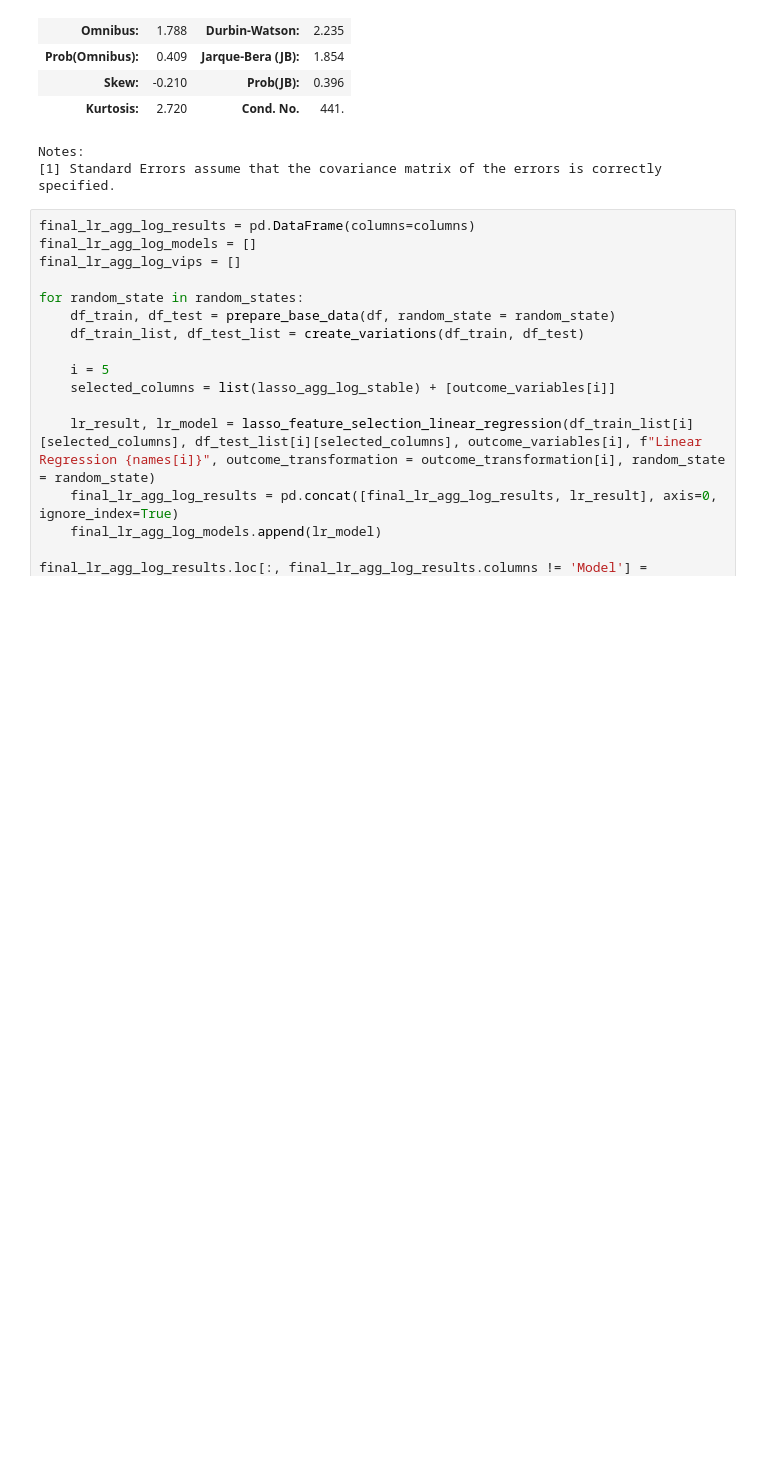
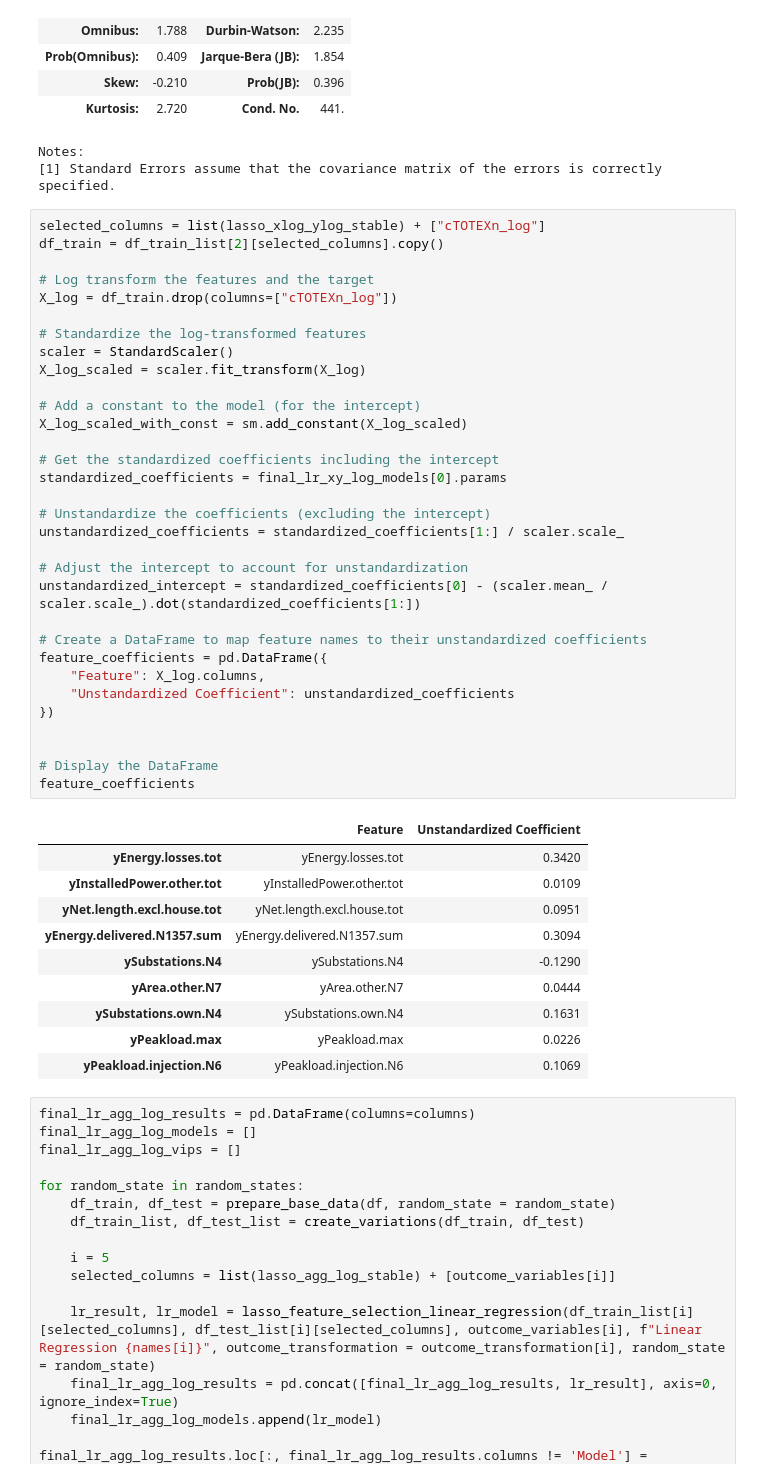
Before and after one commit to ducanhnguyen99/BNetzA, a Jupyter notebook: Modelling/Models_Evaluation.ipynb, the cells around one changed output. Drawn from its saved outputs; the diff is of its cells as text; blank space fills up the shorter version.

```diff
--- a/Modelling/Models_Evaluation.ipynb
+++ b/Modelling/Models_Evaluation.ipynb
@@ -632,6 +695,49 @@ OLS Regression Results
 | Kurtosis: | 2.720 | Cond. No. | 441. |
 Notes:
 [1] Standard Errors assume that the covariance matrix of the errors is correctly specified.
+# %%
+selected_columns = list(lasso_xlog_ylog_stable) + ["cTOTEXn_log"]
+df_train = df_train_list[2][selected_columns].copy()
+
+# Log transform the features and the target
+X_log = df_train.drop(columns=["cTOTEXn_log"])
+
+# Standardize the log-transformed features
+scaler = StandardScaler()
+X_log_scaled = scaler.fit_transform(X_log)
+
+# Add a constant to the model (for the intercept)
+X_log_scaled_with_const = sm.add_constant(X_log_scaled)
+
+# Get the standardized coefficients including the intercept
+standardized_coefficients = final_lr_xy_log_models[0].params
+
+# Unstandardize the coefficients (excluding the intercept)
+unstandardized_coefficients = standardized_coefficients[1:] / scaler.scale_
+
+# Adjust the intercept to account for unstandardization
+unstandardized_intercept = standardized_coefficients[0] - (scaler.mean_ / scaler.scale_).dot(standardized_coefficients[1:])
+
+# Create a DataFrame to map feature names to their unstandardized coefficients
+feature_coefficients = pd.DataFrame({
+    "Feature": X_log.columns,
+    "Unstandardized Coefficient": unstandardized_coefficients
+})
+
+
+# Display the DataFrame
+feature_coefficients
+# %% [output]
+|  | Feature | Unstandardized Coefficient |
+| yEnergy.losses.tot | yEnergy.losses.tot | 0.3420 |
+| yInstalledPower.other.tot | yInstalledPower.other.tot | 0.0109 |
+| yNet.length.excl.house.tot | yNet.length.excl.house.tot | 0.0951 |
+| yEnergy.delivered.N1357.sum | yEnergy.delivered.N1357.sum | 0.3094 |
+| ySubstations.N4 | ySubstations.N4 | -0.1290 |
+| yArea.other.N7 | yArea.other.N7 | 0.0444 |
+| ySubstations.own.N4 | ySubstations.own.N4 | 0.1631 |
+| yPeakload.max | yPeakload.max | 0.0226 |
+| yPeakload.injection.N6 | yPeakload.injection.N6 | 0.1069 |
 # %%
 final_lr_agg_log_results = pd.DataFrame(columns=columns)
 final_lr_agg_log_models = []
```
Also changed, not shown: parts of 2 cells of this notebook, 1 other file.
